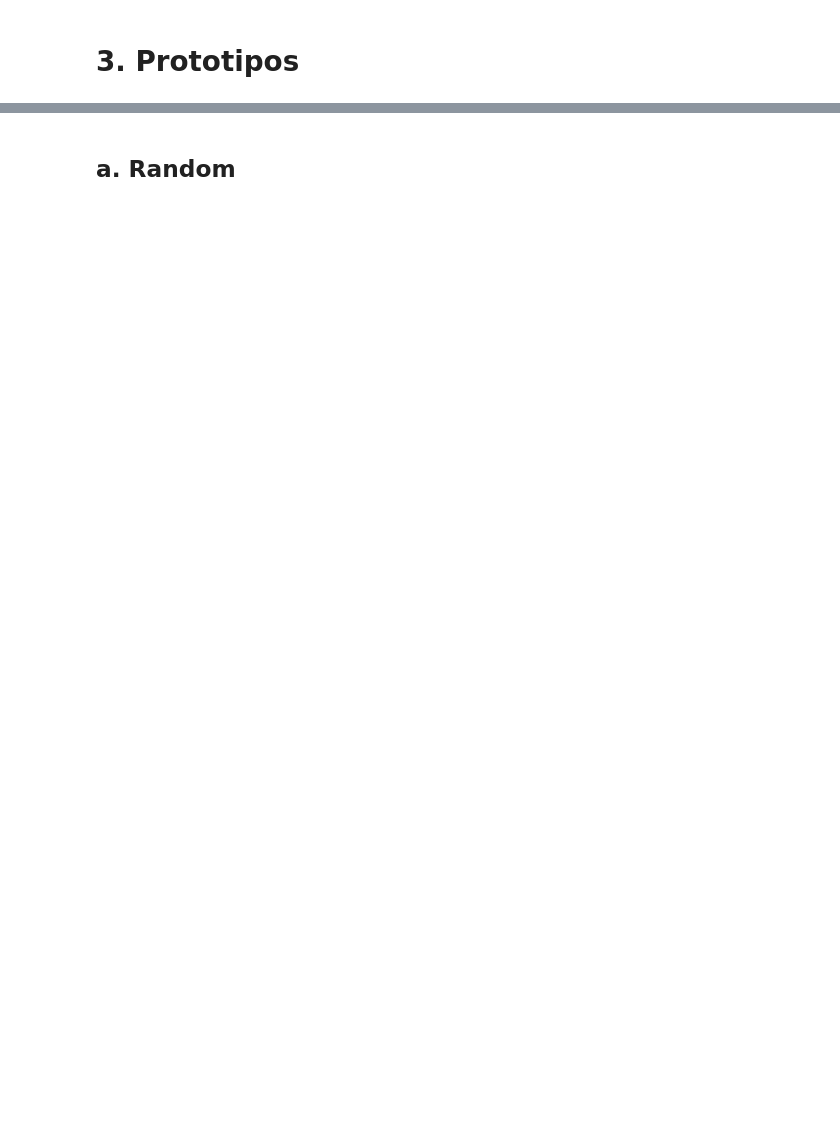
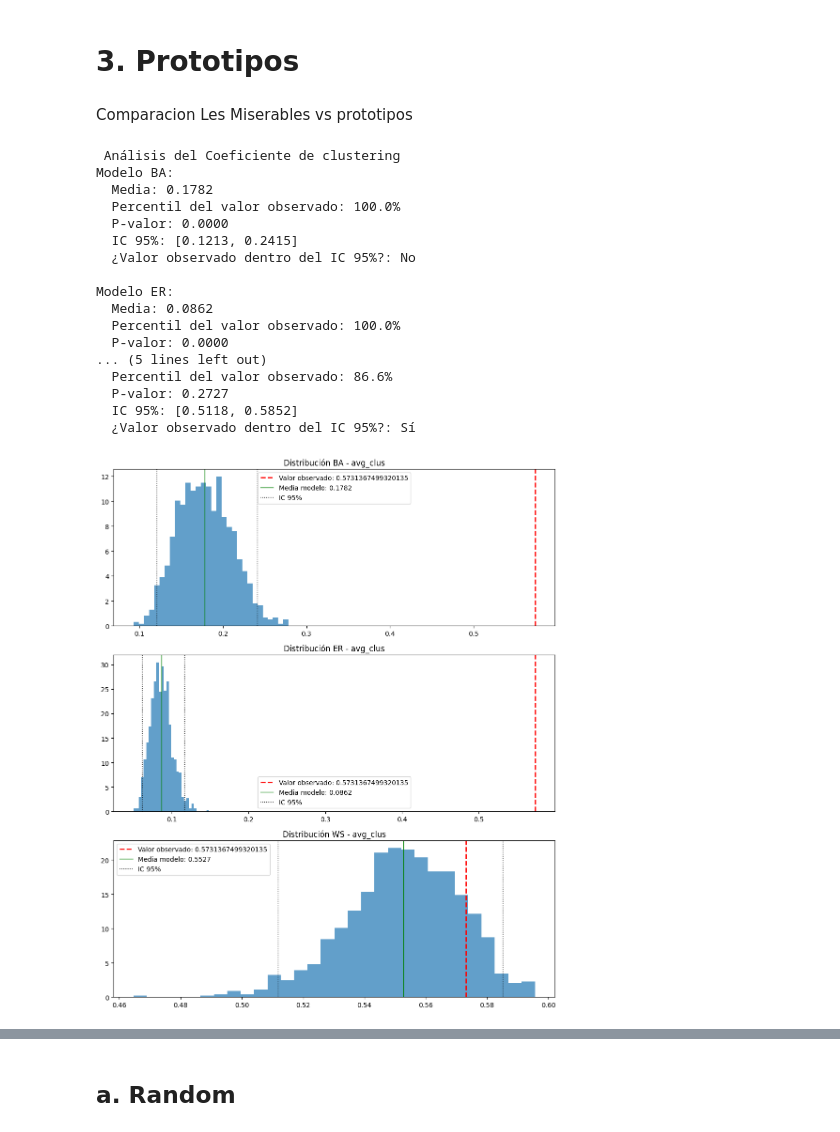
Before and after one commit to jgjuara/redes-tp1, a Jupyter notebook: TP1DMCyT_v2.ipynb, the cells around one changed output, grey strips where cells are left out. Saved outputs shown, nothing was run; the diff lists cells and outputs as text; code cells hidden in the pictures; blank space fills up the shorter version.

```diff
--- a/TP1DMCyT_v2.ipynb
+++ b/TP1DMCyT_v2.ipynb
@@ -255,2 +239,4 @@ plt.show()
 # %% [markdown]
 # 3. Prototipos
+# %% [markdown]
+Comparacion Les Miserables vs prototipos
@@ -256,0 +353,56 @@ plt.show()
+# %%
+indicadores = ['avg_clus', 'avg_dist', 'diameter', 'density', 'transitivity']
+modelos = ['ba', 'er', 'ws']
+
+# Número de aristas promedio de un grafo simétrico:
+Kavg_lesmisU = 2 * lesmisU.number_of_edges() / lesmisU.number_of_nodes()
+print(Kavg_lesmisU)
+
+df_lesmis = simular_prototipos(lesmisU, Kavg_lesmisU)
+
+
+valores_reales_lesmis = {
+    'avg_clus': nx.average_clustering(lesmisU),
+    'avg_dist': nx.average_shortest_path_length(lesmisU),
+    'diameter': nx.diameter(lesmisU),
+    'density': nx.density(lesmisU),
+    'transitivity': nx.transitivity(lesmisU)
+}
+# %%
+# Valor observado
+param = 'avg_clus'
+resultados = analisis_indicador(df = df_lesmis, param = 'avg_clus', valores_reales = valores_reales_lesmis)
+
+
+print(" Análisis del Coeficiente de clustering")
+
+# Mostrar resultadoss
+for modelo, res in resultados.items():
+    print(f"Modelo {modelo.upper()}:")
+    print(f"  Media: {res['media']:.4f}")
+    print(f"  Percentil del valor observado: {res['percentil']:.1f}%")
+    print(f"  P-valor: {res['p_valor']:.4f}")
+    print(f"  IC 95%: [{res['intervalo_confianza_95'][0]:.4f}, {res['intervalo_confianza_95'][1]:.4f}]")
+    print(f"  ¿Valor observado dentro del IC 95%?: {'Sí' if res['dentro_ic'] else 'No'}")
+    print()
+
+plot_analisis_indicador(resultados = resultados, valores_reales = valores_reales, param = 'avg_clus', modelos = ['ba', 'er', 'ws'])
+# %% [output]
+ Análisis del Coeficiente de clustering
+Modelo BA:
+  Media: 0.1782
+  Percentil del valor observado: 100.0%
+  P-valor: 0.0000
+  IC 95%: [0.1213, 0.2415]
+  ¿Valor observado dentro del IC 95%?: No
+
+Modelo ER:
+  Media: 0.0862
+  Percentil del valor observado: 100.0%
+  P-valor: 0.0000
+... (5 lines left out)
+  Percentil del valor observado: 86.6%
+  P-valor: 0.2727
+  IC 95%: [0.5118, 0.5852]
+  ¿Valor observado dentro del IC 95%?: Sí
+[figure, added]
```
Also changed, not shown: parts of 37 cells of this notebook, 1 other file.
